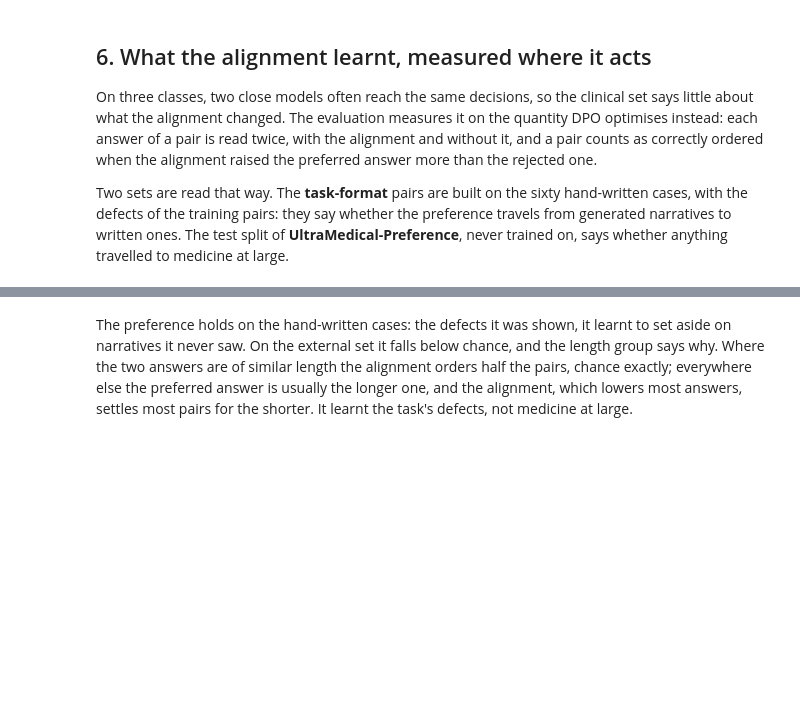
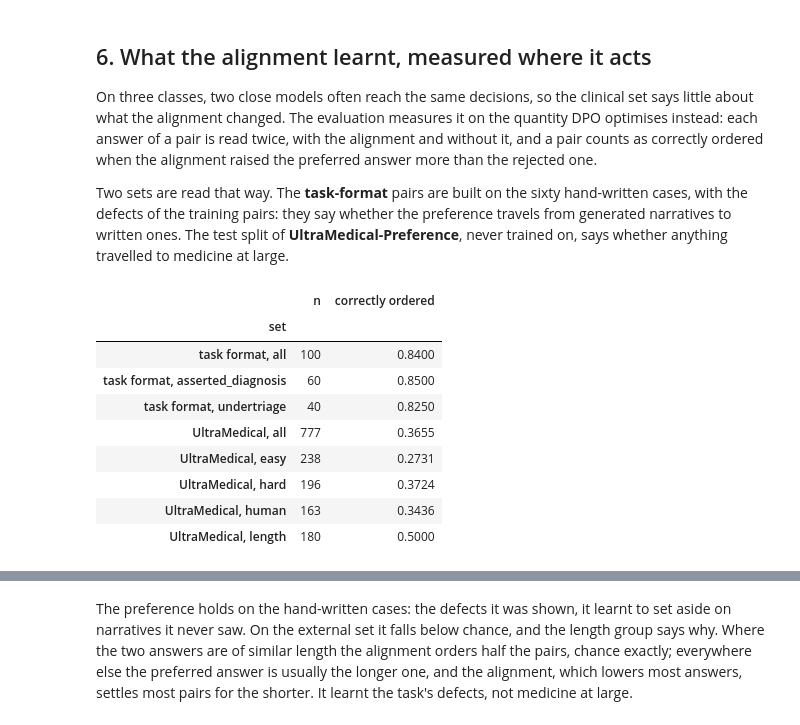
Before and after one commit to BenoitJT-GIRARD/clinical-triage-llm, a Jupyter notebook: notebooks/03_preference_alignment.ipynb, the cells around one changed output, grey strips where cells are left out. Drawn from its saved outputs; the diff is of its cells as text; code cells hidden in the pictures; blank space fills up the shorter version.

```diff
--- a/notebooks/03_preference_alignment.ipynb
+++ b/notebooks/03_preference_alignment.ipynb
@@ -274,17 +275,28 @@ trained on, says whether anything travelled to medicine at large.
 # %%
 evaluation = read(PATHS.reports / "evaluation_results.json")
 task, external = evaluation["task_preferences"], evaluation["external_preferences"]
 rows = [("task format, all", task["n"], task["correctly_ordered_share"])]
 rows += [
     (f"task format, {group}", block["n"], block["correctly_ordered_share"])
     for group, block in task["per_group"].items()
 ]
 rows += [("UltraMedical, all", external["n"], external["correctly_ordered_share"])]
 rows += [
     (f"UltraMedical, {group}", block["n"], block["correctly_ordered_share"])
     for group, block in external["per_group"].items()
 ]
-pd.DataFrame(rows, columns=["pairs", "n", "correctly ordered"])
+pd.DataFrame(rows, columns=["set", "n", "correctly ordered"]).set_index("set")
+# %% [output]
+|  | n | correctly ordered |
+| set |  |  |
+| task format, all | 100 | 0.8400 |
+| task format, asserted_diagnosis | 60 | 0.8500 |
+| task format, undertriage | 40 | 0.8250 |
+| UltraMedical, all | 777 | 0.3655 |
+| UltraMedical, easy | 238 | 0.2731 |
+| UltraMedical, hard | 196 | 0.3724 |
+| UltraMedical, human | 163 | 0.3436 |
+| UltraMedical, length | 180 | 0.5000 |
 # %%
 longer = external["preferred_is_longer_outside_length_group"]
 print(
```
Also changed, not shown: parts of 9 cells of this notebook, 1 other file.
